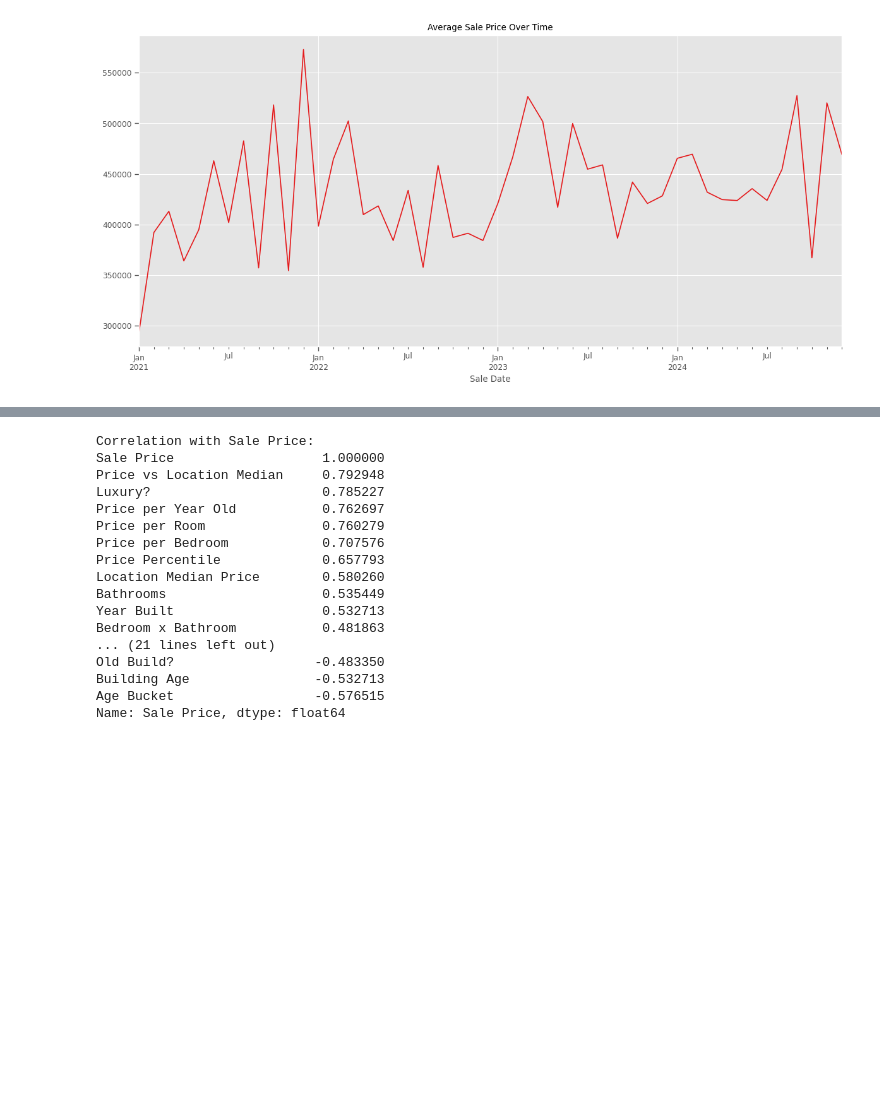
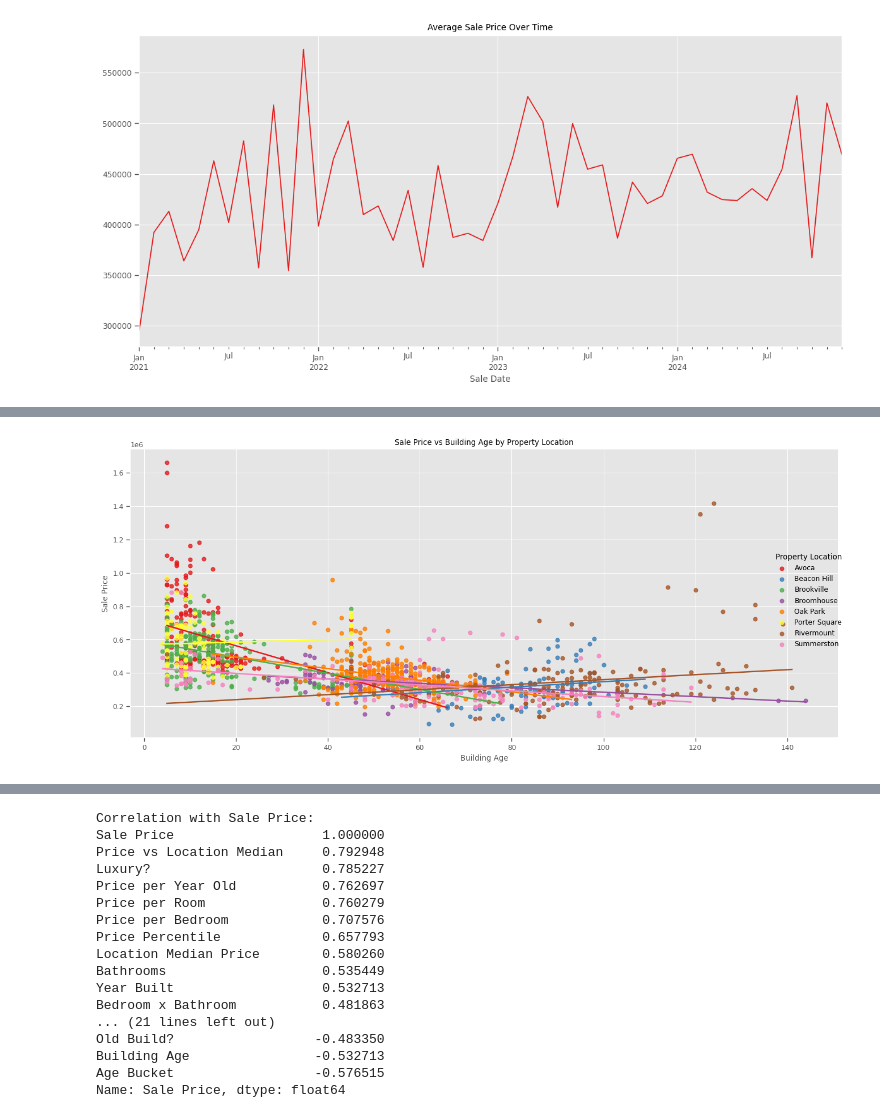
Before and after one commit to dylanbforde/Assignment_Web_Scraping, a Jupyter notebook: data_prep_analysis.ipynb, the cells around one changed output, grey strips where cells are left out. Saved outputs shown, nothing was run; the diff lists cells and outputs as text; code cells hidden in the pictures; blank space fills up the shorter version.

```diff
--- a/data_prep_analysis.ipynb
+++ b/data_prep_analysis.ipynb
@@ -304,0 +370,8 @@ plt.tight_layout()
+# %%
+g = sns.lmplot(data=df, x='Building Age', y='Sale Price', hue='Property Location', height=6, aspect=2, ci=None)
+plt.title('Sale Price vs Building Age by Property Location')
+plt.xlabel('Building Age')
+plt.ylabel('Sale Price')
+plt.tight_layout()
+# %% [output]
+[figure, added]
```
Also changed, not shown: parts of 35 cells of this notebook, 1 other file.
